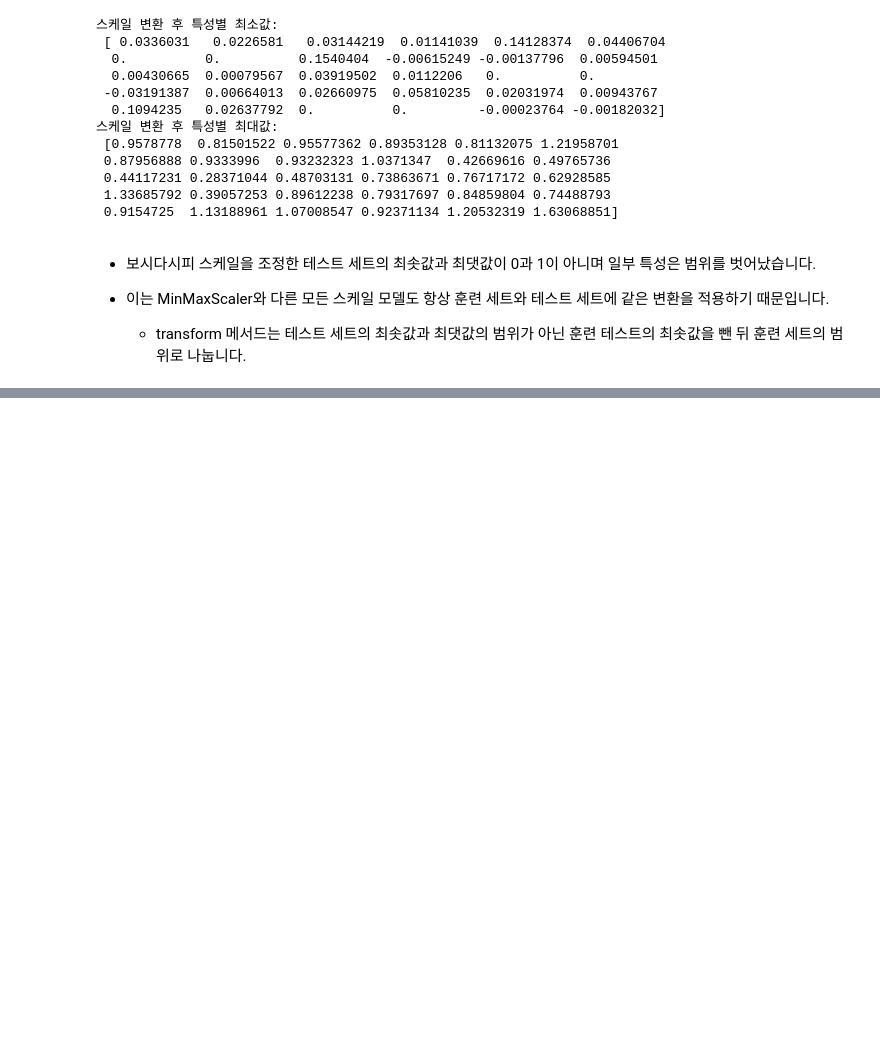
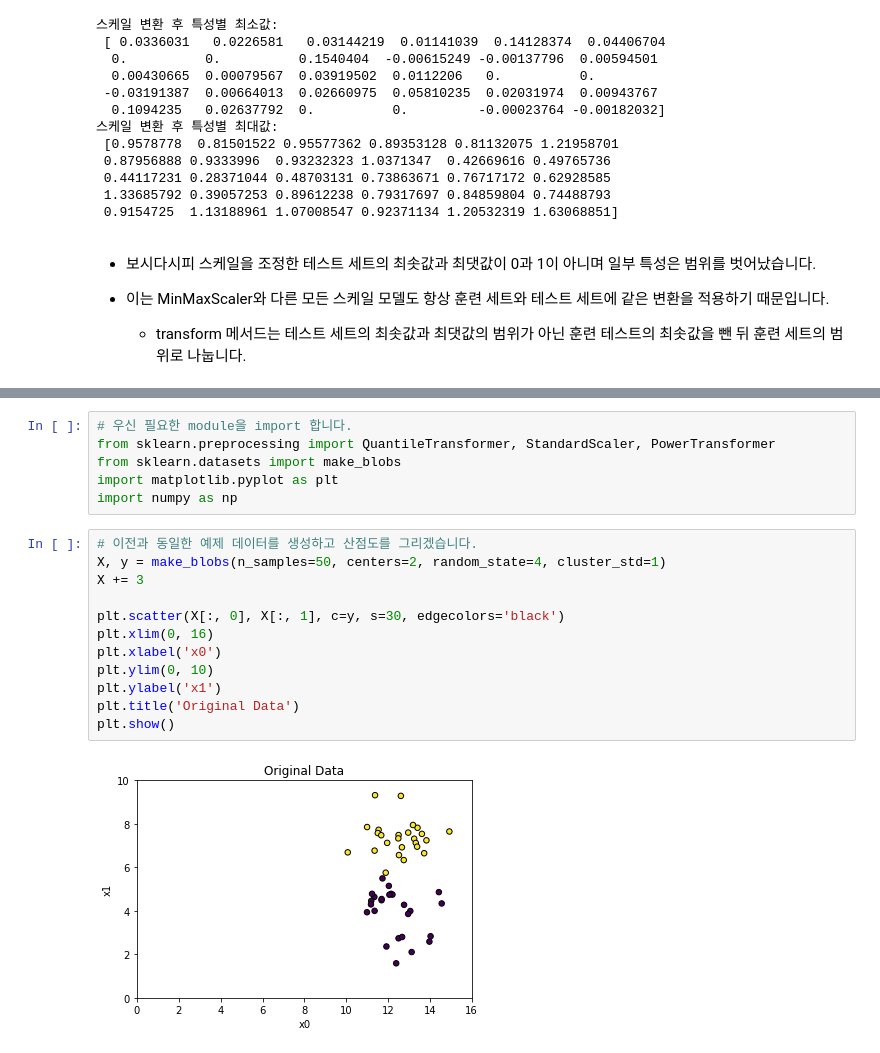
Before and after one commit to Myeonghan-Jeong/introduction-to-marchine-learning-with-python, a Jupyter notebook: chapter03. unsupervised learning and data preprocessing.ipynb, the cells around one changed output, grey strips where cells are left out. Saved outputs shown, nothing was run; the diff lists cells and outputs as text; blank space fills up the shorter version.

Commit message:
study ter03. unsupervised learning and data preprocessing

```diff
--- a/chapter03. unsupervised learning and data preprocessing.ipynb
+++ b/chapter03. unsupervised learning and data preprocessing.ipynb
@@ -154,0 +161,20 @@ print('스케일 변환 후 특성별 최대값:\n', X_test_scaled.max(axis=0))
+# %%
+# 우신 필요한 module을 import 합니다.
+from sklearn.preprocessing import QuantileTransformer, StandardScaler, PowerTransformer
+from sklearn.datasets import make_blobs
+import matplotlib.pyplot as plt
+import numpy as np
+# %%
+# 이전과 동일한 예제 데이터를 생성하고 산점도를 그리겠습니다.
+X, y = make_blobs(n_samples=50, centers=2, random_state=4, cluster_std=1)
+X += 3
+
+plt.scatter(X[:, 0], X[:, 1], c=y, s=30, edgecolors='black')
+plt.xlim(0, 16)
+plt.xlabel('x0')
+plt.ylim(0, 10)
+plt.ylabel('x1')
+plt.title('Original Data')
+plt.show()
+# %% [output]
+[figure, added]
```
Also changed, not shown: parts of 28 cells of this notebook.
